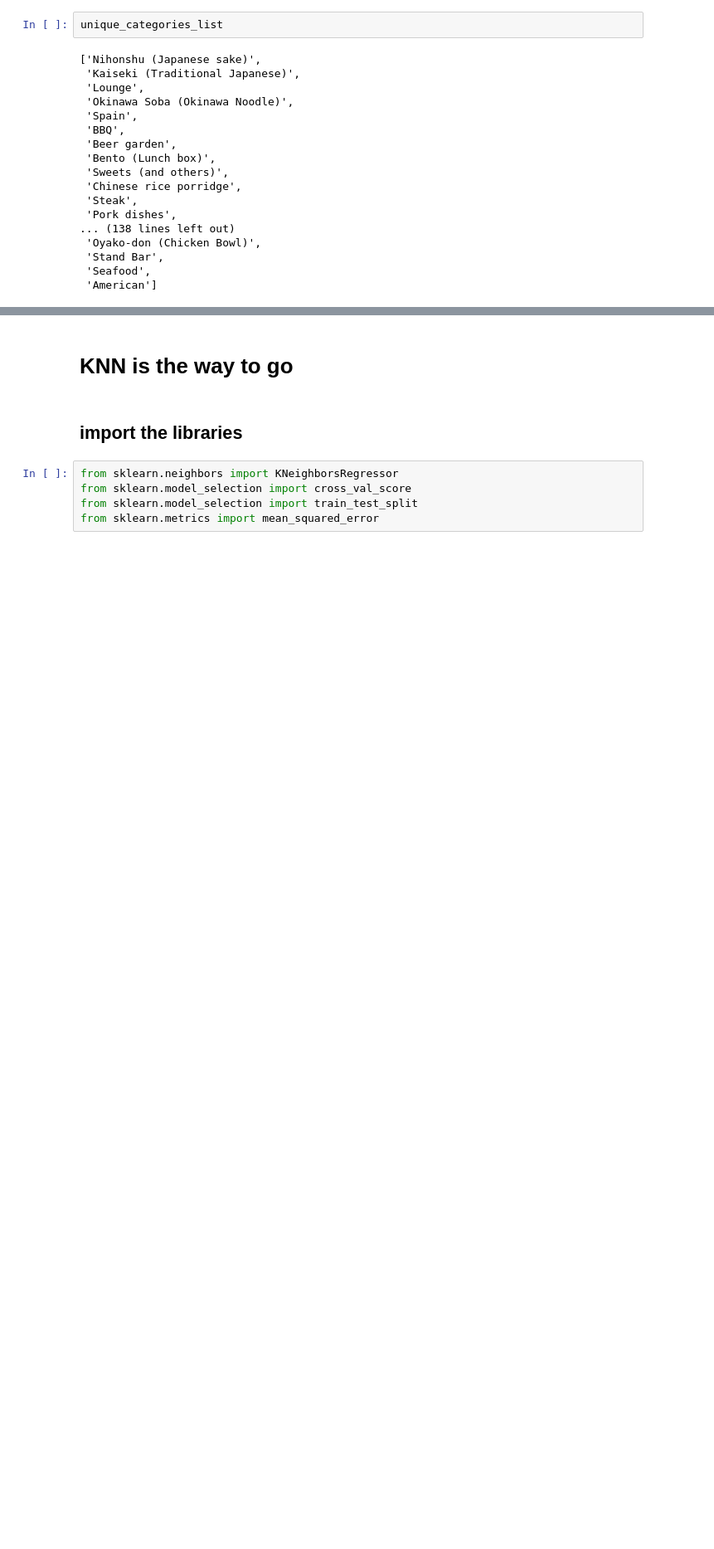
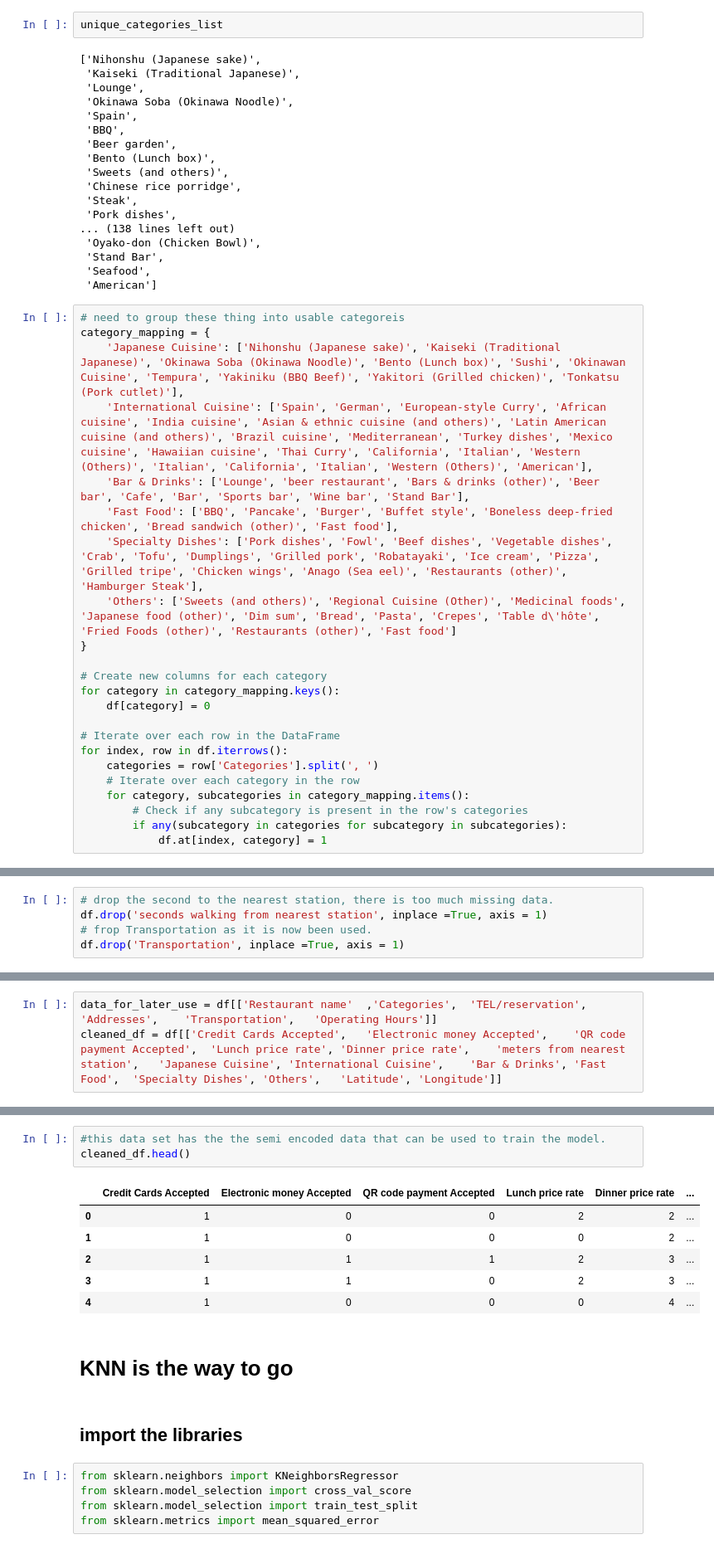
Before and after one commit to Jack-Merrett/food-pandora, a Jupyter notebook: data_clean/data_exploration.ipynb, the cells around one changed output, grey strips where cells are left out. Shown: that part at 83% size. Cells and saved outputs as stored; diff of their text form; blank space fills up the shorter version.

Commit message:
finished the first version of the data cleaning.

```diff
--- a/data_clean/data_exploration.ipynb
+++ b/data_clean/data_exploration.ipynb
@@ -398,3 +419,26 @@ unique_categories_list
  'Stand Bar',
  'Seafood',
  'American']
+# %%
+# need to group these thing into usable categoreis
+category_mapping = {
+    'Japanese Cuisine': ['Nihonshu (Japanese sake)', 'Kaiseki (Traditional Japanese)', 'Okinawa Soba (Okinawa Noodle)', 'Bento (Lunch box)', 'Sushi', 'Okinawan Cuisine', 'Tempura', 'Yakiniku (BBQ Beef)', 'Yakitori (Grilled chicken)', 'Tonkatsu (Pork cutlet)'],
+    'International Cuisine': ['Spain', 'German', 'European-style Curry', 'African cuisine', 'India cuisine', 'Asian & ethnic cuisine (and others)', 'Latin American cuisine (and others)', 'Brazil cuisine', 'Mediterranean', 'Turkey dishes', 'Mexico cuisine', 'Hawaiian cuisine', 'Thai Curry', 'California', 'Italian', 'Western (Others)', 'Italian', 'California', 'Italian', 'Western (Others)', 'American'],
+    'Bar & Drinks': ['Lounge', 'beer restaurant', 'Bars & drinks (other)', 'Beer bar', 'Cafe', 'Bar', 'Sports bar', 'Wine bar', 'Stand Bar'],
+    'Fast Food': ['BBQ', 'Pancake', 'Burger', 'Buffet style', 'Boneless deep-fried chicken', 'Bread sandwich (other)', 'Fast food'],
+    'Specialty Dishes': ['Pork dishes', 'Fowl', 'Beef dishes', 'Vegetable dishes', 'Crab', 'Tofu', 'Dumplings', 'Grilled pork', 'Robatayaki', 'Ice cream', 'Pizza', 'Grilled tripe', 'Chicken wings', 'Anago (Sea eel)', 'Restaurants (other)', 'Hamburger Steak'],
+    'Others': ['Sweets (and others)', 'Regional Cuisine (Other)', 'Medicinal foods', 'Japanese food (other)', 'Dim sum', 'Bread', 'Pasta', 'Crepes', 'Table d\'hôte', 'Fried Foods (other)', 'Restaurants (other)', 'Fast food']
+}
+
+# Create new columns for each category
+for category in category_mapping.keys():
+    df[category] = 0
+
+# Iterate over each row in the DataFrame
+for index, row in df.iterrows():
+    categories = row['Categories'].split(', ')
+    # Iterate over each category in the row
+    for category, subcategories in category_mapping.items():
+        # Check if any subcategory is present in the row's categories
+        if any(subcategory in categories for subcategory in subcategories):
+            df.at[index, category] = 1
@@ -400,0 +455,5 @@ unique_categories_list
+# %%
+# drop the second to the nearest station, there is too much missing data.
+df.drop('seconds walking from nearest station', inplace =True, axis = 1)
+# frop Transportation as it is now been used.
+df.drop('Transportation', inplace =True, axis = 1)
@@ -400,0 +466,3 @@ unique_categories_list
+# %%
+data_for_later_use = df[['Restaurant name'	,'Categories',	'TEL/reservation',	'Addresses',	'Transportation',	'Operating Hours']]
+cleaned_df = df[['Credit Cards Accepted',	'Electronic money Accepted',	'QR code payment Accepted',	'Lunch price rate',	'Dinner price rate',	'meters from nearest station',	'Japanese Cuisine',	'International Cuisine',	'Bar & Drinks',	'Fast Food',	'Specialty Dishes',	'Others',	'Latitude',	'Longitude']]
@@ -401,3 +485,13 @@ unique_categories_list
+# %%
+#this data set has the the semi encoded data that can be used to train the model.
+cleaned_df.head()
+# %% [output]
+|  | Credit Cards Accepted | Electronic money Accepted | QR code payment Accepted | Lunch price rate | Dinner price rate | ... |
+| 0 | 1 | 0 | 0 | 2 | 2 | ... |
+| 1 | 1 | 0 | 0 | 0 | 2 | ... |
+| 2 | 1 | 1 | 1 | 2 | 3 | ... |
+| 3 | 1 | 1 | 0 | 2 | 3 | ... |
+| 4 | 1 | 0 | 0 | 0 | 4 | ... |
 # %% [markdown]
 # KNN is the way to go
 # %% [markdown]
```
Also changed, not shown: parts of 9 cells of this notebook.
